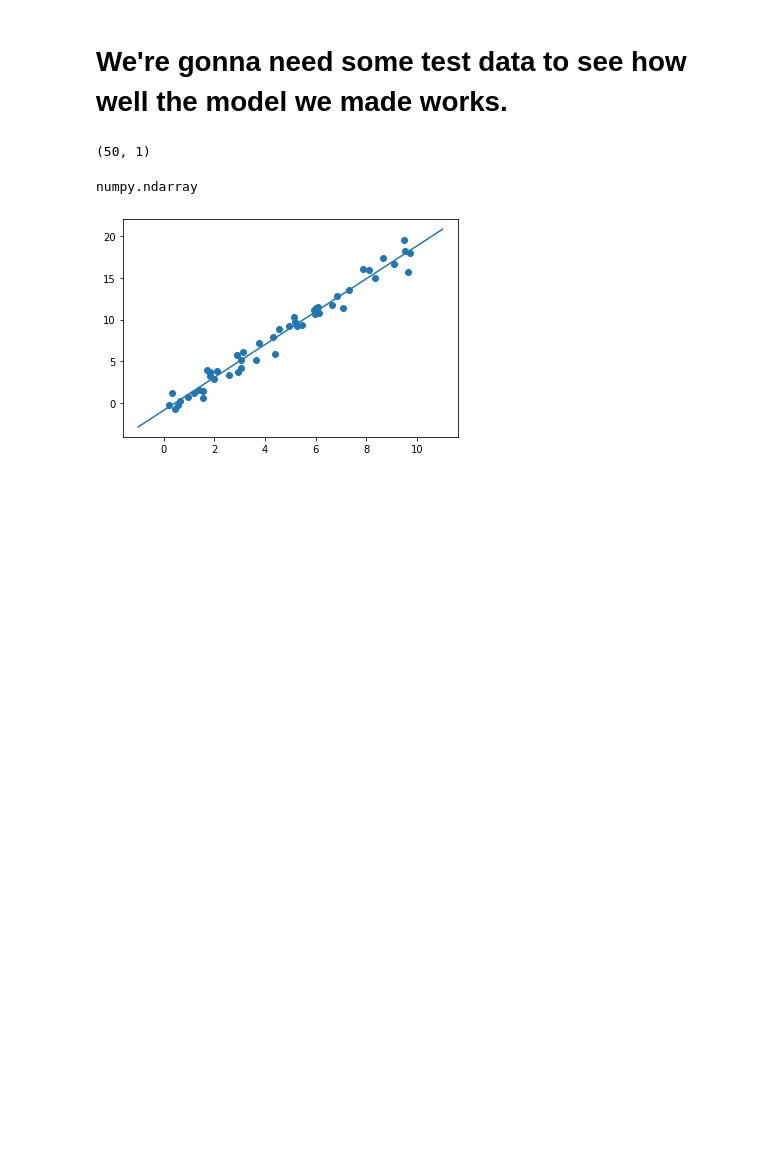
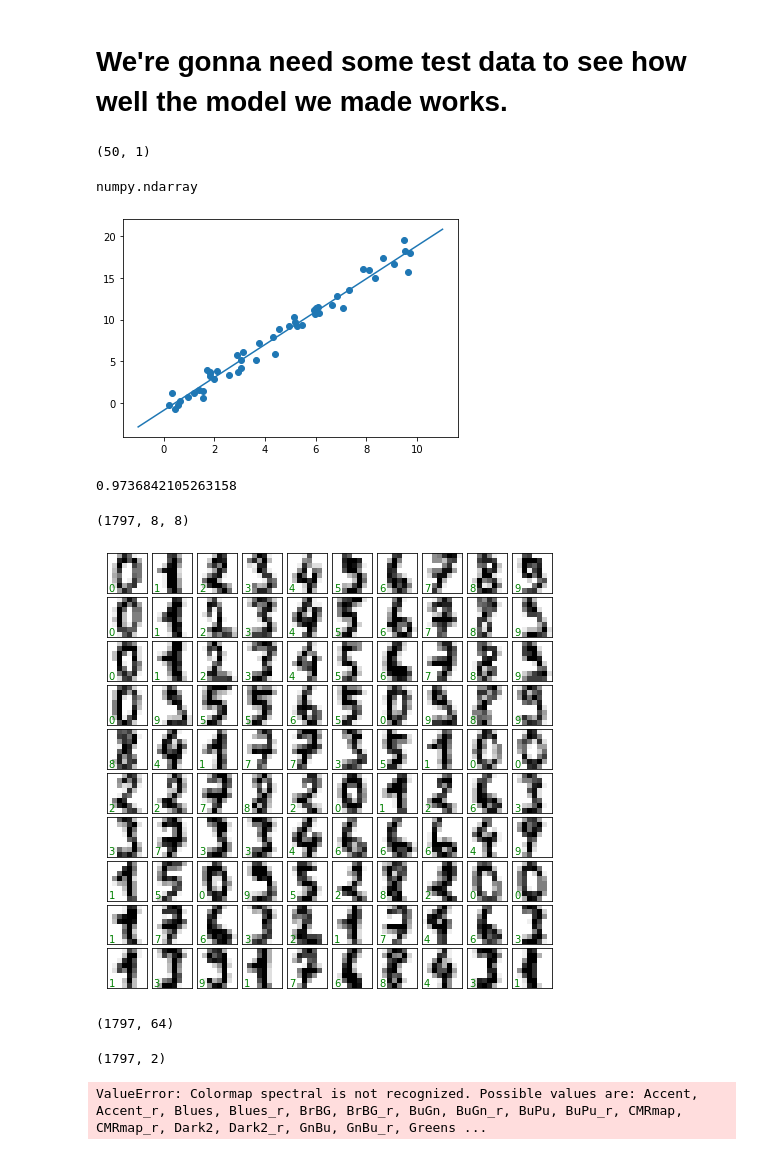
Before and after one commit to flambuth/PYTHON, a Jupyter notebook: LinearRegressionWorkFlow.ipynb, the cells around one changed output. Saved outputs shown, nothing was run; the diff lists cells and outputs as text; code cells hidden in the pictures; blank space fills up the shorter version.

```diff
--- a/LinearRegressionWorkFlow.ipynb
+++ b/LinearRegressionWorkFlow.ipynb
@@ -104,0 +120,27 @@ plt.plot(xfit, yfit);
+# %%
+accuracy_score(ytest, y_model)
+# %% [output]
+0.9736842105263158
+# %%
+from sklearn.datasets import load_digits
+digits = load_digits()
+digits.images.shape
+# %% [output]
+(1797, 8, 8)
+# %%
+import matplotlib.pyplot as plt
+
+fig, axes = plt.subplots(10, 10, figsize=(8, 8),
+                         subplot_kw={'xticks':[], 'yticks':[]},
+                         gridspec_kw=dict(hspace=0.1, wspace=0.1))
+
+for i, ax in enumerate(axes.flat):
+    ax.imshow(digits.images[i], cmap='binary', interpolation='nearest')
+    ax.text(0.05, 0.05, str(digits.target[i]),
+            transform=ax.transAxes, color='green')
+# %% [output]
+[figure, added]
+# %%
+digits.data.shape
+# %% [output]
+(1797, 64)
@@ -104,0 +151,16 @@ plt.plot(xfit, yfit);
+# %%
+from sklearn.manifold import Isomap
+iso = Isomap(n_components=2)
+iso.fit(digits.data)
+data_projected = iso.transform(digits.data)
+data_projected.shape
+# %% [output]
+(1797, 2)
+# %%
+plt.scatter(data_projected[:, 0], data_projected[:, 1], c=digits.target,
+            edgecolor='none', alpha=0.5,
+            cmap=plt.cm.get_cmap('spectral', 10))
+plt.colorbar(label='digit label', ticks=range(10))
+plt.clim(-0.5, 9.5);
+# %% [output]
+ValueError: Colormap spectral is not recognized. Possible values are: Accent, Accent_r, Blues, Blues_r, BrBG, BrBG_r, BuGn, BuGn_r, BuPu, BuPu_r, CMRmap, CMRmap_r, Dark2, Dark2_r, GnBu, GnBu_r, Greens ...
```
Also changed, not shown: parts of 11 cells of this notebook, 1 other file.
